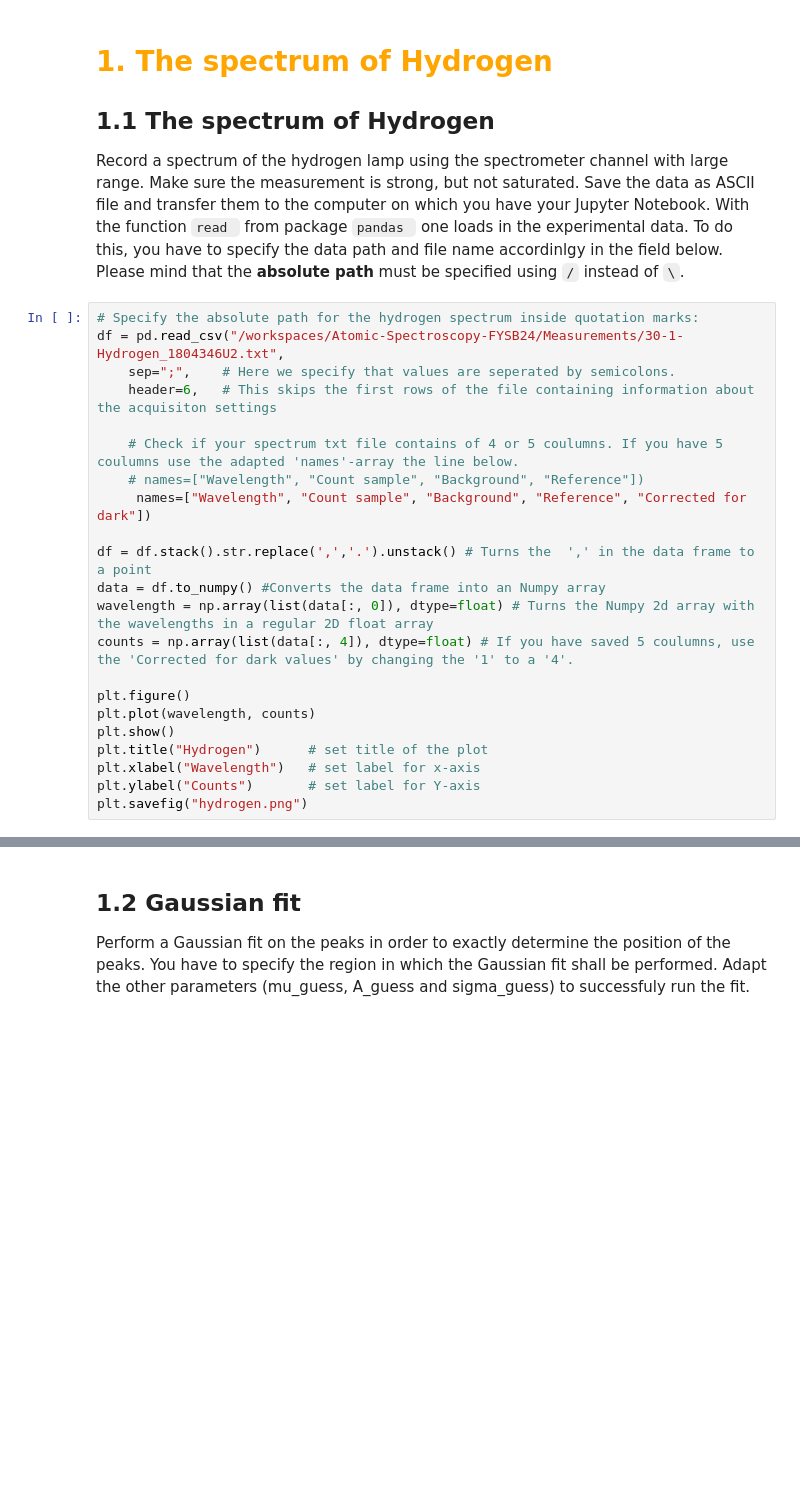
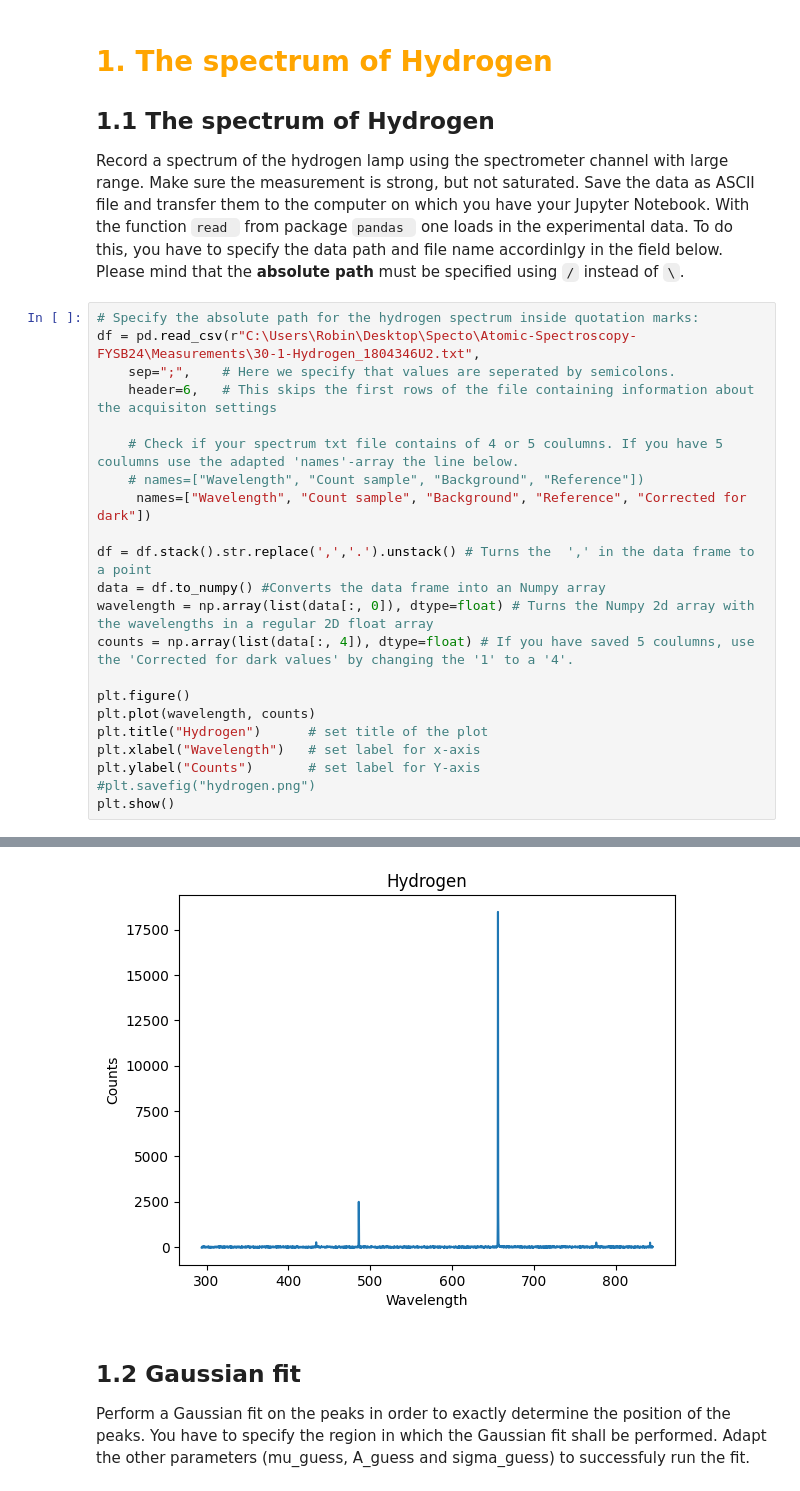
Before and after one commit to RSvegin/Atomic-Spectroscopy-FYSB24, a Jupyter notebook: Atomic Spectroscopy_FYSB24.ipynb, the cells around one changed output, grey strips where cells are left out. Saved outputs shown, nothing was run; the diff lists cells and outputs as text; blank space fills up the shorter version.

```diff
--- a/Atomic Spectroscopy_FYSB24.ipynb
+++ b/Atomic Spectroscopy_FYSB24.ipynb
@@ -55,7 +55,7 @@ import fittingFunctions
 Record a spectrum of the hydrogen lamp using the spectrometer channel with large range. Make sure the measurement is strong, but not saturated. Save the data as ASCII file and transfer them to the computer on which you have your Jupyter Notebook. With the function  `read ` from package  `pandas ` one loads in the experimental data. To do this, you have to specify the data path and file name accordinlgy in the field below. Please mind that the **absolute path** must be specified using `/` instead of `\`.
 # %%
 # Specify the absolute path for the hydrogen spectrum inside quotation marks:
-df = pd.read_csv("/workspaces/Atomic-Spectroscopy-FYSB24/Measurements/30-1-Hydrogen_1804346U2.txt",
+df = pd.read_csv(r"C:\Users\Robin\Desktop\Specto\Atomic-Spectroscopy-FYSB24\Measurements\30-1-Hydrogen_1804346U2.txt",
     sep=";",    # Here we specify that values are seperated by semicolons.
     header=6,   # This skips the first rows of the file containing information about the acquisiton settings
 
@@ -70,9 +70,9 @@ counts = np.array(list(data[:, 4]), dtype=float) # If you have saved 5 coulumns,
 
 plt.figure()
 plt.plot(wavelength, counts)
-plt.show()
 plt.title("Hydrogen")      # set title of the plot
 plt.xlabel("Wavelength")   # set label for x-axis
 plt.ylabel("Counts")       # set label for Y-axis
-plt.savefig("hydrogen.png")
+#plt.savefig("hydrogen.png")
+plt.show()
 # %% [output]
@@ -81,3 +79,4 @@ plt.savefig("hydrogen.png")
+[figure, added]
 # %% [markdown]
 ## 1.2 Gaussian fit<a name="Hydrogen_Step_2"></a>
 Perform a Gaussian fit on the peaks in order to exactly determine the position of the peaks. You have to specify the region in which the Gaussian fit shall be performed. Adapt the other parameters (mu_guess, A_guess and sigma_guess) to successfuly run the fit.
```
Also changed, not shown: parts of 17 cells of this notebook, 4 other files.
